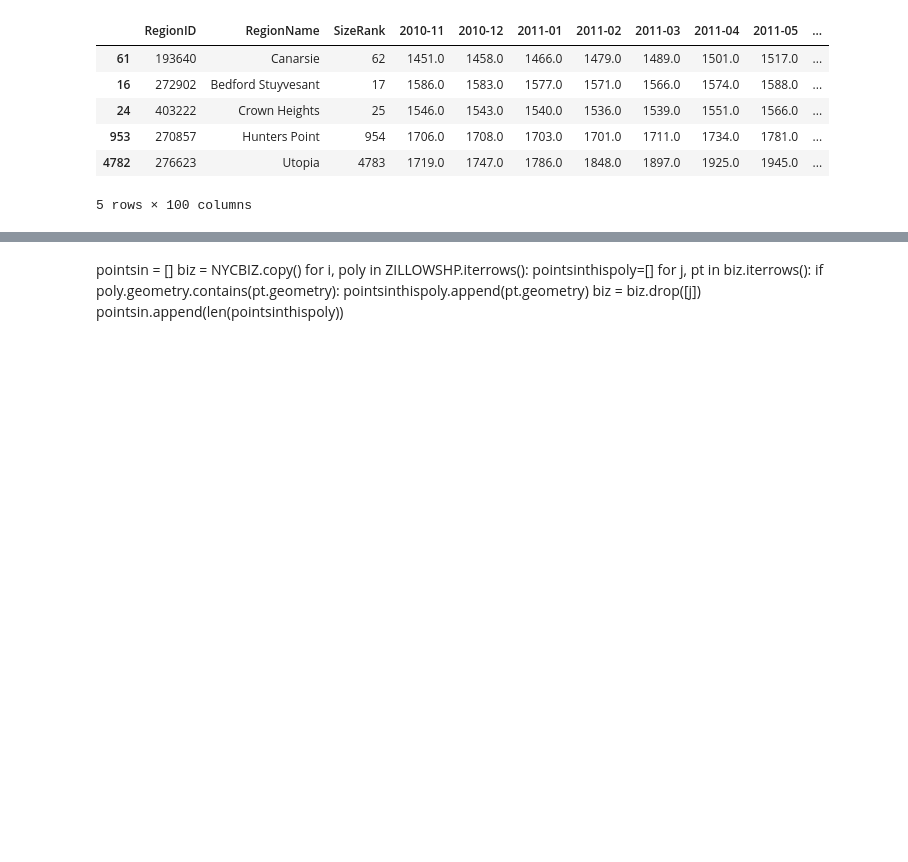
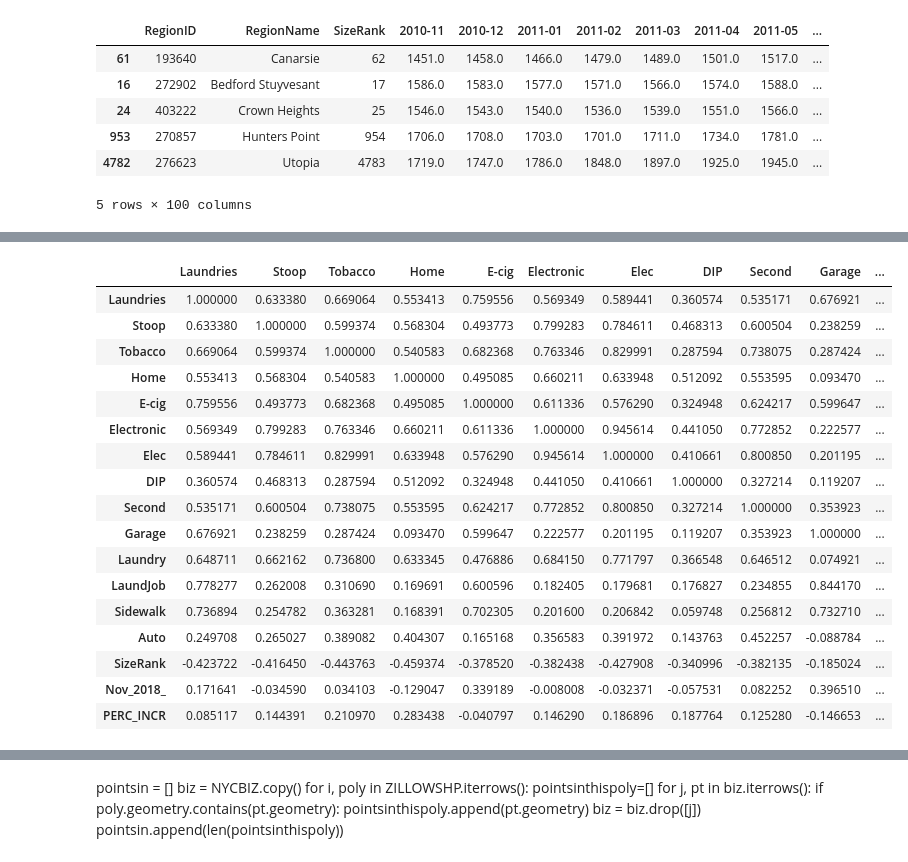
Before and after one commit to zem232/PUI2018_zem232, a Jupyter notebook: EXTRA_CREDIT_zem232/Extra_Credit_zem232.ipynb, the cells around one changed output, grey strips where cells are left out. Saved outputs shown, nothing was run; the diff lists cells and outputs as text; code cells hidden in the pictures; blank space fills up the shorter version.

```diff
--- a/EXTRA_CREDIT_zem232/Extra_Credit_zem232.ipynb
+++ b/EXTRA_CREDIT_zem232/Extra_Credit_zem232.ipynb
@@ -307,0 +326,36 @@ NYCBIZ.head()
+# %%
+df_Post['Name']=df_Post.index
+# %%
+merged_Post = df_Post.merge(ZILLOW, left_on='Name', right_on='RegionName')
+merged_Post.set_index('Name')
+merged_Post.drop(['RegionID','RegionName'],axis=1, inplace=True)
+# %%
+merged_Post.rename(columns={'Stoop Line Stand': 'Stoop', 'Tobacco Retail Dealer':'Tobacco',
+       'Home Improvement Contractor':'Home', 'Electronic Cigarette Dealer':'E-cig',
+       'Electronic & Appliance Service':'Electronic', 'Electronics Store':'Elec',
+       'Dealer In Products':'DIP', 'Secondhand Dealer - General':'Second',
+       'Laundry Jobber':'LaundJob', 'Sidewalk Cafe':'Sidewalk',
+       'Secondhand Dealer - Auto':'Auto', '2018-10':'Nov_2018_'},inplace=True)
+# %%
+merged_Post.fillna(0,inplace=True)
+# %%
+merged_Post.corr()
+# %% [output]
+|  | Laundries | Stoop | Tobacco | Home | E-cig | Electronic | Elec | DIP | Second | Garage | ... |
+| Laundries | 1.000000 | 0.633380 | 0.669064 | 0.553413 | 0.759556 | 0.569349 | 0.589441 | 0.360574 | 0.535171 | 0.676921 | ... |
+| Stoop | 0.633380 | 1.000000 | 0.599374 | 0.568304 | 0.493773 | 0.799283 | 0.784611 | 0.468313 | 0.600504 | 0.238259 | ... |
+| Tobacco | 0.669064 | 0.599374 | 1.000000 | 0.540583 | 0.682368 | 0.763346 | 0.829991 | 0.287594 | 0.738075 | 0.287424 | ... |
+| Home | 0.553413 | 0.568304 | 0.540583 | 1.000000 | 0.495085 | 0.660211 | 0.633948 | 0.512092 | 0.553595 | 0.093470 | ... |
+| E-cig | 0.759556 | 0.493773 | 0.682368 | 0.495085 | 1.000000 | 0.611336 | 0.576290 | 0.324948 | 0.624217 | 0.599647 | ... |
+| Electronic | 0.569349 | 0.799283 | 0.763346 | 0.660211 | 0.611336 | 1.000000 | 0.945614 | 0.441050 | 0.772852 | 0.222577 | ... |
+| Elec | 0.589441 | 0.784611 | 0.829991 | 0.633948 | 0.576290 | 0.945614 | 1.000000 | 0.410661 | 0.800850 | 0.201195 | ... |
+| DIP | 0.360574 | 0.468313 | 0.287594 | 0.512092 | 0.324948 | 0.441050 | 0.410661 | 1.000000 | 0.327214 | 0.119207 | ... |
+| Second | 0.535171 | 0.600504 | 0.738075 | 0.553595 | 0.624217 | 0.772852 | 0.800850 | 0.327214 | 1.000000 | 0.353923 | ... |
+| Garage | 0.676921 | 0.238259 | 0.287424 | 0.093470 | 0.599647 | 0.222577 | 0.201195 | 0.119207 | 0.353923 | 1.000000 | ... |
+| Laundry | 0.648711 | 0.662162 | 0.736800 | 0.633345 | 0.476886 | 0.684150 | 0.771797 | 0.366548 | 0.646512 | 0.074921 | ... |
+| LaundJob | 0.778277 | 0.262008 | 0.310690 | 0.169691 | 0.600596 | 0.182405 | 0.179681 | 0.176827 | 0.234855 | 0.844170 | ... |
+| Sidewalk | 0.736894 | 0.254782 | 0.363281 | 0.168391 | 0.702305 | 0.201600 | 0.206842 | 0.059748 | 0.256812 | 0.732710 | ... |
+| Auto | 0.249708 | 0.265027 | 0.389082 | 0.404307 | 0.165168 | 0.356583 | 0.391972 | 0.143763 | 0.452257 | -0.088784 | ... |
+| SizeRank | -0.423722 | -0.416450 | -0.443763 | -0.459374 | -0.378520 | -0.382438 | -0.427908 | -0.340996 | -0.382135 | -0.185024 | ... |
+| Nov_2018_ | 0.171641 | -0.034590 | 0.034103 | -0.129047 | 0.339189 | -0.008008 | -0.032371 | -0.057531 | 0.082252 | 0.396510 | ... |
+| PERC_INCR | 0.085117 | 0.144391 | 0.210970 | 0.283438 | -0.040797 | 0.146290 | 0.186896 | 0.187764 | 0.125280 | -0.146653 | ... |
```
Also changed, not shown: parts of 26 cells of this notebook.
